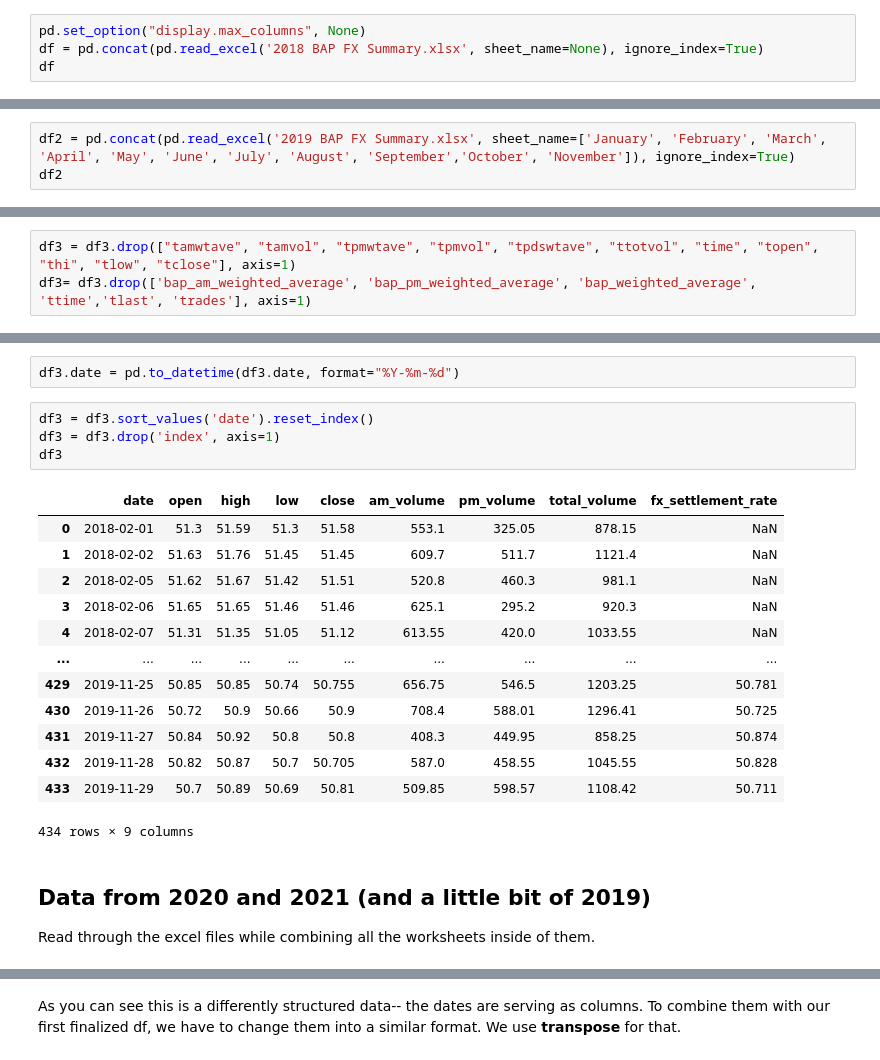
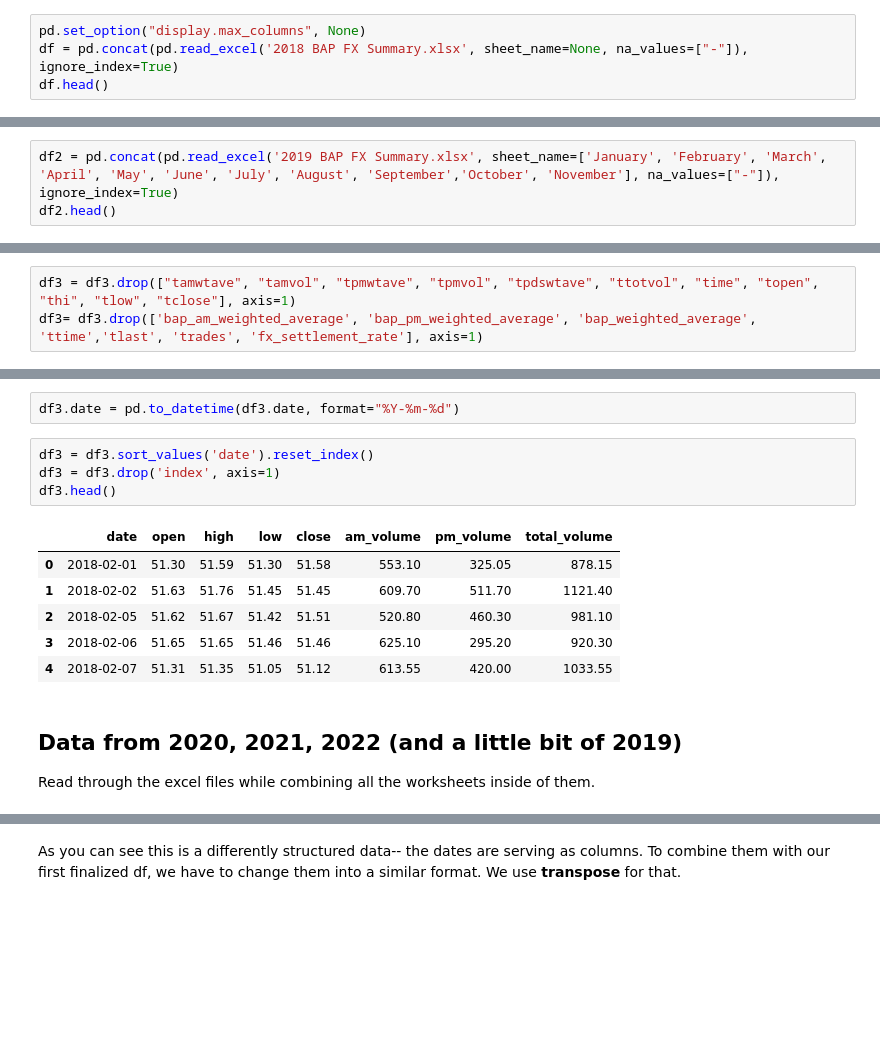
Before and after one commit to pmagtulis/usd-php-forex, a Jupyter notebook: cleaning-forex-ph.ipynb, the cells around one changed output, grey strips where cells are left out. Drawn from its saved outputs; the diff is of its cells as text; blank space fills up the shorter version.

```diff
--- a/cleaning-forex-ph.ipynb
+++ b/cleaning-forex-ph.ipynb
@@ -21,8 +21,8 @@ import pandas as pd
 The Excel files from 2018 and 2019 **(except December 2019)** have a different structure from later files. We will begin with combining and cleaning 2018 and 2019 data first.
 # %%
 pd.set_option("display.max_columns", None)
-df = pd.concat(pd.read_excel('2018 BAP FX Summary.xlsx', sheet_name=None), ignore_index=True)
-df
+df = pd.concat(pd.read_excel('2018 BAP FX Summary.xlsx', sheet_name=None, na_values=["-"]), ignore_index=True)
+df.head()
 # %% [output]
 |  | DATE | TIME | OPEN | HIGH | LOW | CLOSE | BAP AM WEIGHTED AVERAGE | AM VOLUME | ... |
 | 0 | 2018-12-03 00:00:00 | 09:00:25 | 52.350 | 52.395 | 52.275 | 52.32 | 52.357 | 451.20 | ... |
@@ -40,5 +33,5 @@ df
 # %%
-df2 = pd.concat(pd.read_excel('2019 BAP FX Summary.xlsx', sheet_name=['January', 'February', 'March', 'April', 'May', 'June', 'July', 'August', 'September','October', 'November']), ignore_index=True)
-df2
+df2 = pd.concat(pd.read_excel('2019 BAP FX Summary.xlsx', sheet_name=['January', 'February', 'March', 'April', 'May', 'June', 'July', 'August', 'September','October', 'November'], na_values=["-"]), ignore_index=True)
+df2.head()
 # %% [output]
 |  | DATE | TIME | OPEN | HIGH | LOW | CLOSE | BAP AM WEIGHTED AVERAGE | AM VOLUME | ... |
@@ -111,7 +97,7 @@ df3
 434 rows × 26 columns
 # %%
 df3 = df3.drop(["tamwtave", "tamvol", "tpmwtave", "tpmvol", "tpdswtave", "ttotvol", "time", "topen", "thi", "tlow", "tclose"], axis=1)
-df3= df3.drop(['bap_am_weighted_average', 'bap_pm_weighted_average', 'bap_weighted_average', 'ttime','tlast', 'trades'], axis=1)
+df3= df3.drop(['bap_am_weighted_average', 'bap_pm_weighted_average', 'bap_weighted_average', 'ttime','tlast', 'trades', 'fx_settlement_rate'], axis=1)
 # %% [markdown]
 ## Change to datetime format and finalize
 
@@ -121,23 +107,16 @@ df3.date = pd.to_datetime(df3.date, format="%Y-%m-%d")
 # %%
 df3 = df3.sort_values('date').reset_index()
 df3 = df3.drop('index', axis=1)
-df3
+df3.head()
 # %% [output]
-|  | date | open | high | low | close | am_volume | pm_volume | total_volume | fx_settlement_rate |
-| 0 | 2018-02-01 | 51.3 | 51.59 | 51.3 | 51.58 | 553.1 | 325.05 | 878.15 | NaN |
-| 1 | 2018-02-02 | 51.63 | 51.76 | 51.45 | 51.45 | 609.7 | 511.7 | 1121.4 | NaN |
-| 2 | 2018-02-05 | 51.62 | 51.67 | 51.42 | 51.51 | 520.8 | 460.3 | 981.1 | NaN |
-| 3 | 2018-02-06 | 51.65 | 51.65 | 51.46 | 51.46 | 625.1 | 295.2 | 920.3 | NaN |
-| 4 | 2018-02-07 | 51.31 | 51.35 | 51.05 | 51.12 | 613.55 | 420.0 | 1033.55 | NaN |
-| ... | ... | ... | ... | ... | ... | ... | ... | ... | ... |
-| 429 | 2019-11-25 | 50.85 | 50.85 | 50.74 | 50.755 | 656.75 | 546.5 | 1203.25 | 50.781 |
-| 430 | 2019-11-26 | 50.72 | 50.9 | 50.66 | 50.9 | 708.4 | 588.01 | 1296.41 | 50.725 |
-| 431 | 2019-11-27 | 50.84 | 50.92 | 50.8 | 50.8 | 408.3 | 449.95 | 858.25 | 50.874 |
-| 432 | 2019-11-28 | 50.82 | 50.87 | 50.7 | 50.705 | 587.0 | 458.55 | 1045.55 | 50.828 |
-| 433 | 2019-11-29 | 50.7 | 50.89 | 50.69 | 50.81 | 509.85 | 598.57 | 1108.42 | 50.711 |
+|  | date | open | high | low | close | am_volume | pm_volume | total_volume |
+| 0 | 2018-02-01 | 51.30 | 51.59 | 51.30 | 51.58 | 553.10 | 325.05 | 878.15 |
+| 1 | 2018-02-02 | 51.63 | 51.76 | 51.45 | 51.45 | 609.70 | 511.70 | 1121.40 |
+| 2 | 2018-02-05 | 51.62 | 51.67 | 51.42 | 51.51 | 520.80 | 460.30 | 981.10 |
+| 3 | 2018-02-06 | 51.65 | 51.65 | 51.46 | 51.46 | 625.10 | 295.20 | 920.30 |
+| 4 | 2018-02-07 | 51.31 | 51.35 | 51.05 | 51.12 | 613.55 | 420.00 | 1033.55 |
-434 rows × 9 columns
 # %% [markdown]
-## Data from 2020 and 2021 (and a little bit of 2019)
+## Data from 2020, 2021, 2022 (and a little bit of 2019)
 
 Read through the excel files while combining all the worksheets inside of them.
 # %%
```
Also changed, not shown: parts of 24 cells of this notebook.
